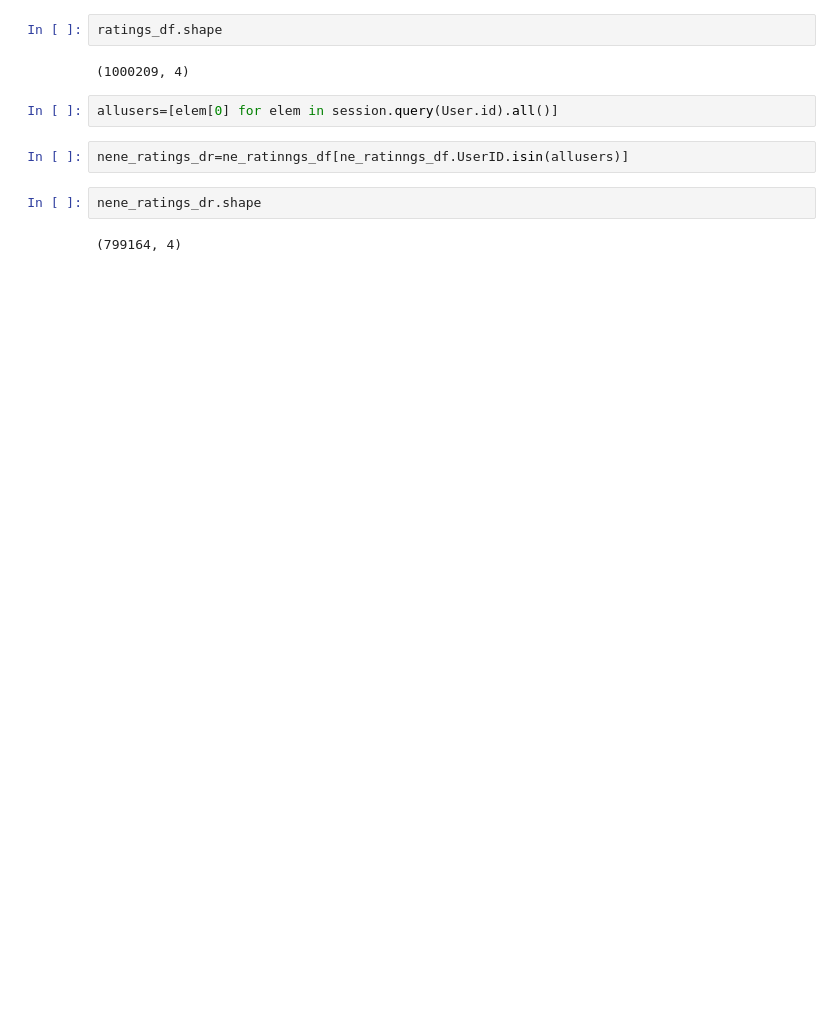
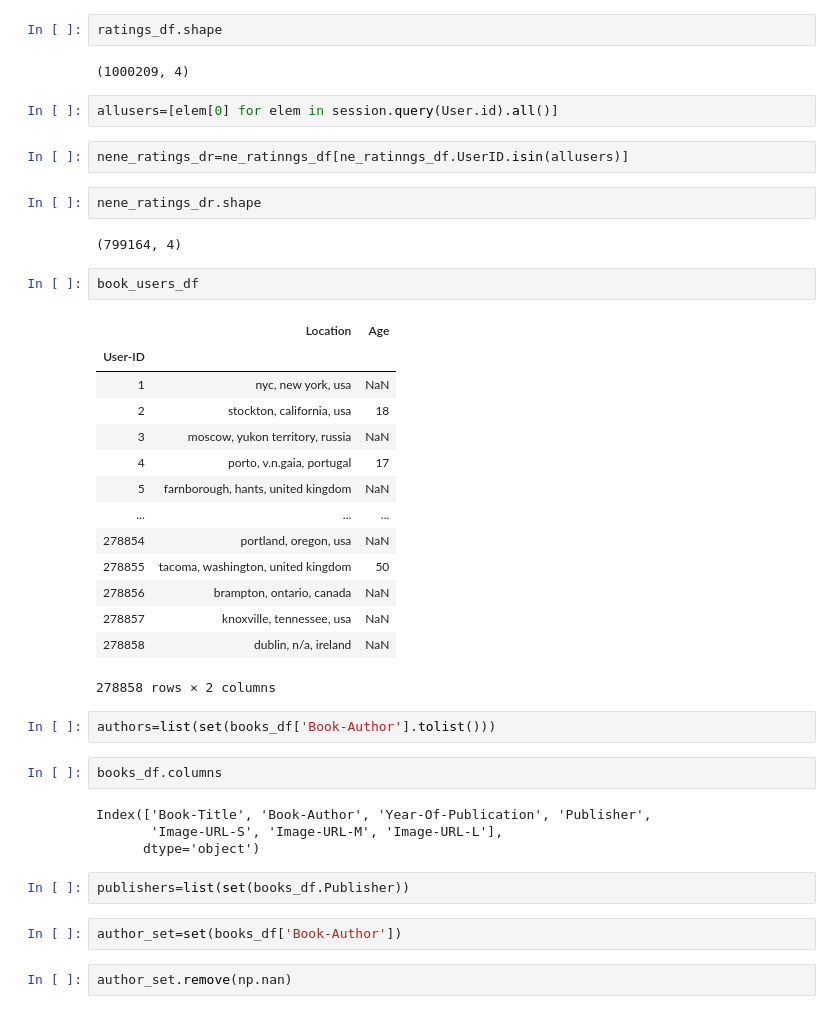
Before and after one commit to alanpurple/Melu, a Jupyter notebook: eda.ipynb, the cells around one changed output. Cells and saved outputs as stored; diff of their text form; blank space fills up the shorter version.

```diff
--- a/eda.ipynb
+++ b/eda.ipynb
@@ -372,3 +372,34 @@ nene_ratings_dr=ne_ratinngs_df[ne_ratinngs_df.UserID.isin(allusers)]
 nene_ratings_dr.shape
 # %% [output]
 (799164, 4)
+# %%
+book_users_df
+# %% [output]
+|  | Location | Age |
+| User-ID |  |  |
+| 1 | nyc, new york, usa | NaN |
+| 2 | stockton, california, usa | 18 |
+| 3 | moscow, yukon territory, russia | NaN |
+| 4 | porto, v.n.gaia, portugal | 17 |
+| 5 | farnborough, hants, united kingdom | NaN |
+| ... | ... | ... |
+| 278854 | portland, oregon, usa | NaN |
+| 278855 | tacoma, washington, united kingdom | 50 |
+| 278856 | brampton, ontario, canada | NaN |
+| 278857 | knoxville, tennessee, usa | NaN |
+| 278858 | dublin, n/a, ireland | NaN |
+278858 rows × 2 columns
+# %%
+authors=list(set(books_df['Book-Author'].tolist()))
+# %%
+books_df.columns
+# %% [output]
+Index(['Book-Title', 'Book-Author', 'Year-Of-Publication', 'Publisher',
+       'Image-URL-S', 'Image-URL-M', 'Image-URL-L'],
+      dtype='object')
+# %%
+publishers=list(set(books_df.Publisher))
+# %%
+author_set=set(books_df['Book-Author'])
+# %%
+author_set.remove(np.nan)
```
Also changed, not shown: parts of 2 cells of this notebook, 7 other files.
